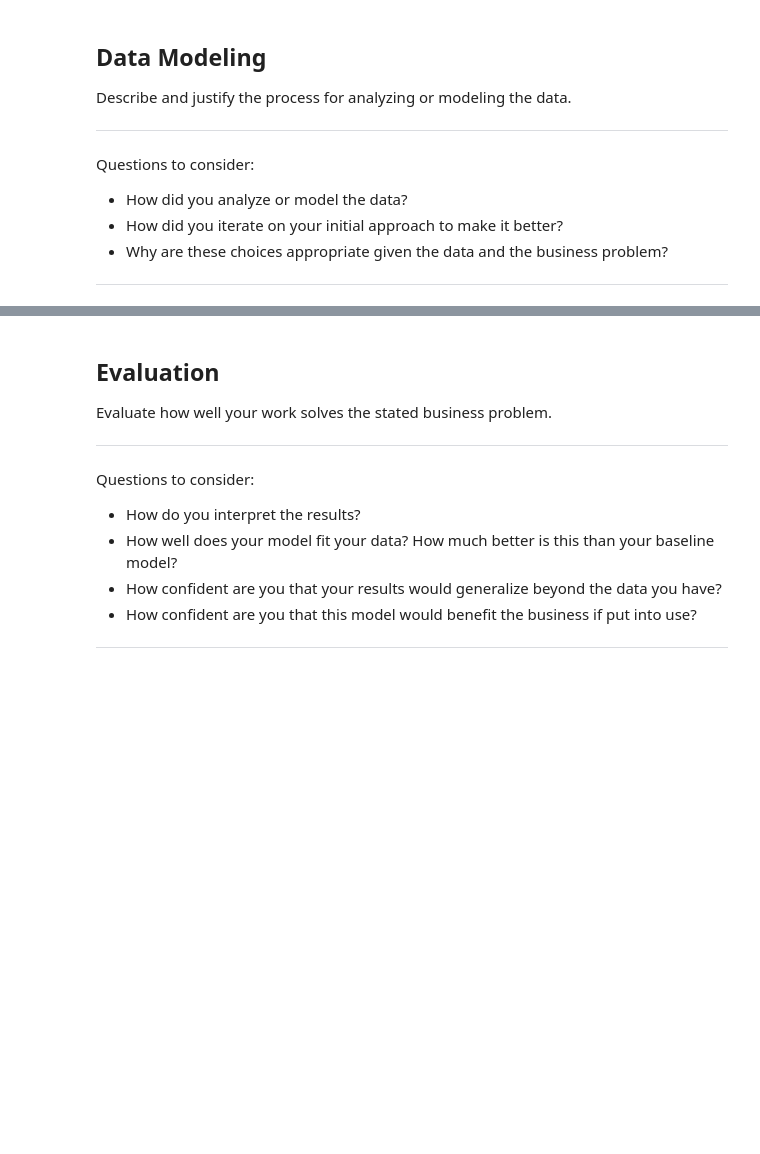
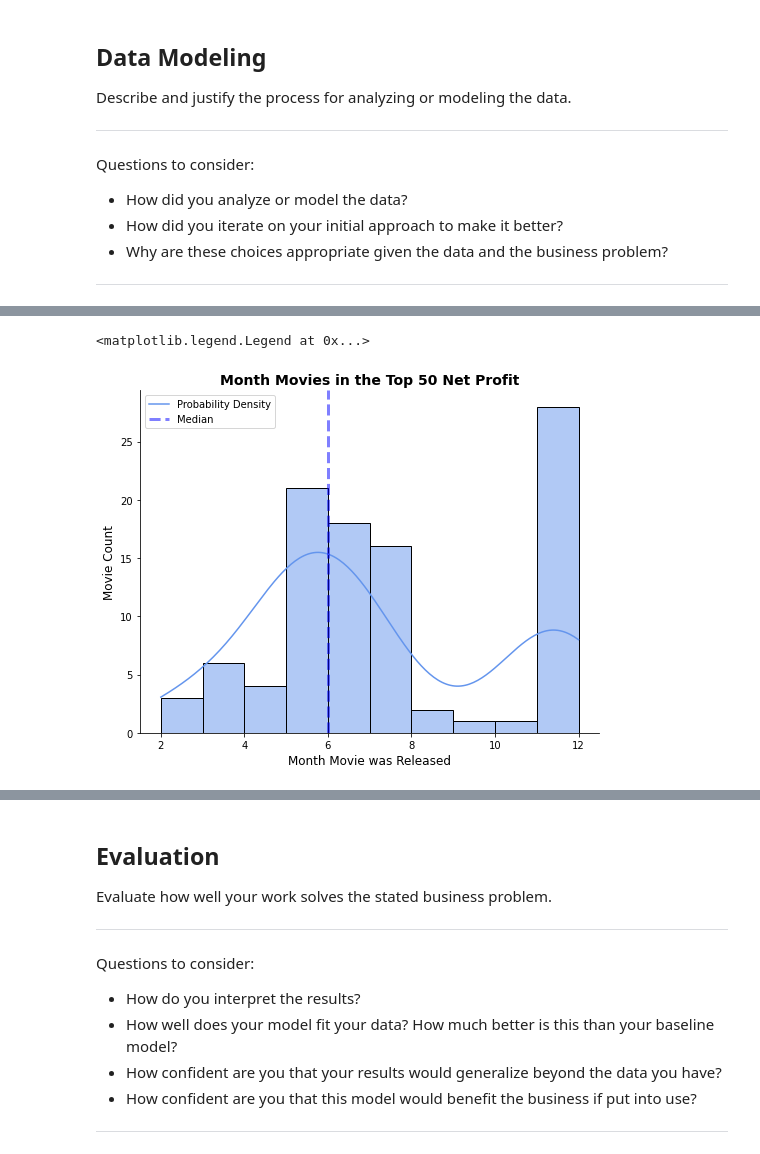
Before and after one commit to rachelfein/project, a Jupyter notebook: dsc-phase1-project-template.ipynb, the cells around one changed output, grey strips where cells are left out. Cells and saved outputs as stored; diff of their text form; code cells hidden in the pictures; blank space fills up the shorter version.

```diff
--- a/dsc-phase1-project-template.ipynb
+++ b/dsc-phase1-project-template.ipynb
@@ -292,0 +368,3 @@ dtype: int64
+# %%
+df_net_profit.sort_values(['net_profit'], inplace = True, ascending = False)
+df_net_profit.head()
@@ -304,0 +414,25 @@ Questions to consider:
+# %%
+# Data model to determine the best recommended release month
+# Set data model to just include top 50 producing movies since I only want to look at the most sucessful
+# movies to help answer business question
+variable2 = df_net_profit.head(100)
+
+# include a kde line, which shows the density of the data distribution and helps visualize and locate where the most
+# sucessful movies' release months are
+sns.displot(data=variable2, x="release_month", legend=True,
+            height=5.5, aspect=1.3, color='cornflowerblue',  kde=True, bins=10)
+
+# Label axis & title
+plt.xlabel("Month Movie was Released", size=12)
+plt.ylabel("Movie Count", size=12)
+plt.title("Month Movies in the Top 50 Net Profit", weight='bold', size=14)
+
+# add a median line to the plot, median value is what I will recommend the movie runtime to be
+plt.axvline(x=variable2.release_month.median(), ls='--', linewidth=3, color='b', label="median", alpha=0.5)
+plt.legend(['Probability Density', "Median"])
+
+# Shows that even though the top producing movies were released in december overall there
+# are more movies that do better in spring and summer
+# %% [output]
+<matplotlib.legend.Legend at 0x...>
+[figure, added]
```
Also changed, not shown: parts of 49 cells of this notebook.
